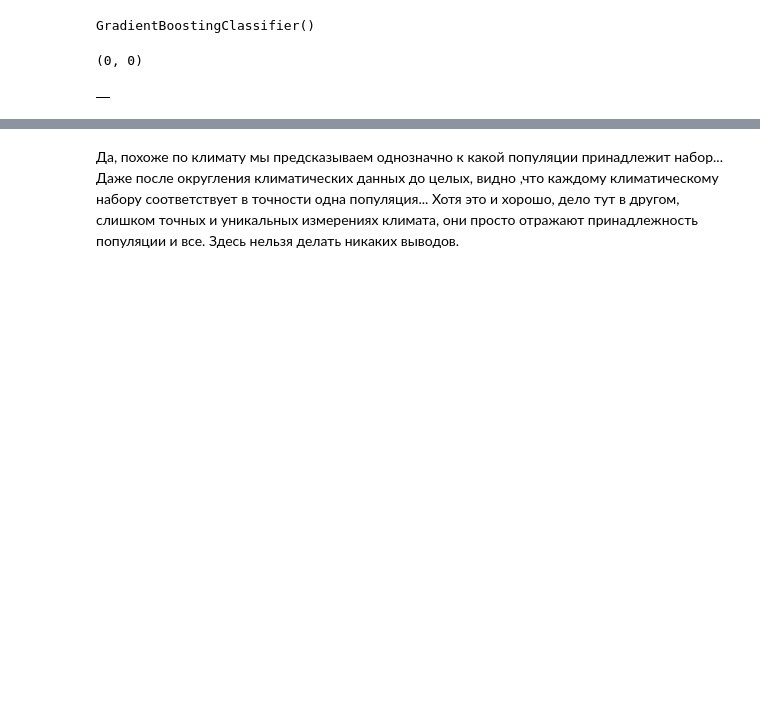
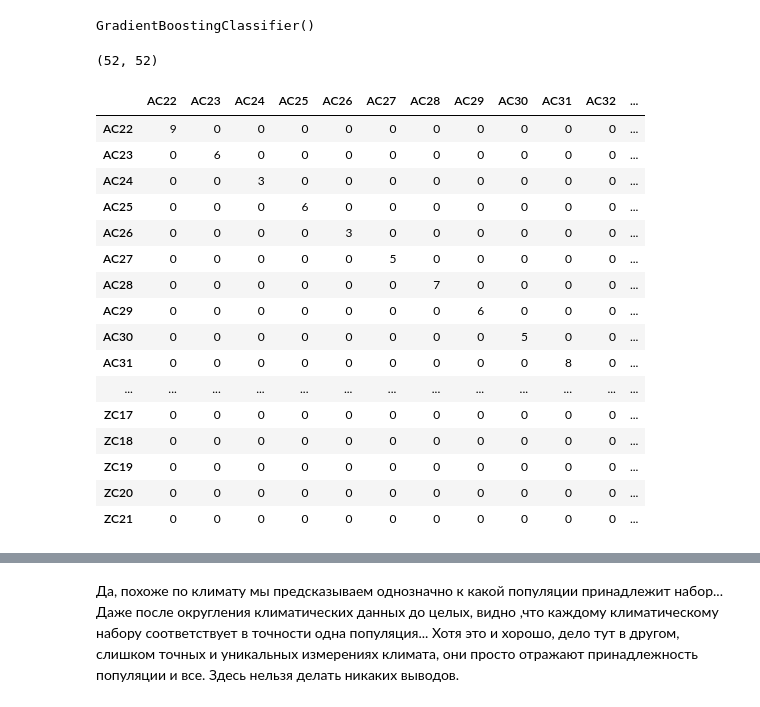
Before and after one commit to scidam/pyworks, a Jupyter notebook: biodf01_APR_2018/morho/main.ipynb, the cells around one changed output, grey strips where cells are left out. Saved outputs shown, nothing was run; the diff lists cells and outputs as text; code cells hidden in the pictures; blank space fills up the shorter version.

```diff
--- a/biodf01_APR_2018/morho/main.ipynb
+++ b/biodf01_APR_2018/morho/main.ipynb
@@ -401,15 +359,31 @@ GradientBoostingClassifier()
 # %%
 y_pred = gbc.predict(X_test)
 df = pd.DataFrame(confusion_matrix(y_test, y_pred, labels=np.unique(y)), columns=np.unique(y), index=np.unique(y))
 y_pred = gbc.predict(X_test)
 df = pd.DataFrame(confusion_matrix(y_test, y_pred, labels=np.unique(y)), columns=np.unique(y), index=np.unique(y))
 rr=(df - np.diag(np.diag(df.values))).sum(axis=1) ==0
 with pd.option_context('display.max_rows', None, 'display.max_columns', None):  # more options can be specified also
-    print(df.loc[~rr, ~rr].shape)
-    display(df.loc[~rr, ~rr])
+    print(df.shape)
+    display(df)
 # %% [output]
-(0, 0)
+(52, 52)
-|  |
+|  | AC22 | AC23 | AC24 | AC25 | AC26 | AC27 | AC28 | AC29 | AC30 | AC31 | AC32 | ... |
+| AC22 | 9 | 0 | 0 | 0 | 0 | 0 | 0 | 0 | 0 | 0 | 0 | ... |
+| AC23 | 0 | 6 | 0 | 0 | 0 | 0 | 0 | 0 | 0 | 0 | 0 | ... |
+| AC24 | 0 | 0 | 3 | 0 | 0 | 0 | 0 | 0 | 0 | 0 | 0 | ... |
+| AC25 | 0 | 0 | 0 | 6 | 0 | 0 | 0 | 0 | 0 | 0 | 0 | ... |
+| AC26 | 0 | 0 | 0 | 0 | 3 | 0 | 0 | 0 | 0 | 0 | 0 | ... |
+| AC27 | 0 | 0 | 0 | 0 | 0 | 5 | 0 | 0 | 0 | 0 | 0 | ... |
+| AC28 | 0 | 0 | 0 | 0 | 0 | 0 | 7 | 0 | 0 | 0 | 0 | ... |
+| AC29 | 0 | 0 | 0 | 0 | 0 | 0 | 0 | 6 | 0 | 0 | 0 | ... |
+| AC30 | 0 | 0 | 0 | 0 | 0 | 0 | 0 | 0 | 5 | 0 | 0 | ... |
+| AC31 | 0 | 0 | 0 | 0 | 0 | 0 | 0 | 0 | 0 | 8 | 0 | ... |
+| ... | ... | ... | ... | ... | ... | ... | ... | ... | ... | ... | ... | ... |
+| ZC17 | 0 | 0 | 0 | 0 | 0 | 0 | 0 | 0 | 0 | 0 | 0 | ... |
+| ZC18 | 0 | 0 | 0 | 0 | 0 | 0 | 0 | 0 | 0 | 0 | 0 | ... |
+| ZC19 | 0 | 0 | 0 | 0 | 0 | 0 | 0 | 0 | 0 | 0 | 0 | ... |
+| ZC20 | 0 | 0 | 0 | 0 | 0 | 0 | 0 | 0 | 0 | 0 | 0 | ... |
+| ZC21 | 0 | 0 | 0 | 0 | 0 | 0 | 0 | 0 | 0 | 0 | 0 | ... |
 # %%
 print("Вклад признаков в разделение популяций:")
 for item in sorted(list(zip(gbc.feature_importances_, climate)), key=lambda x: x[0], reverse=True):
```
Also changed, not shown: parts of 35 cells of this notebook.
